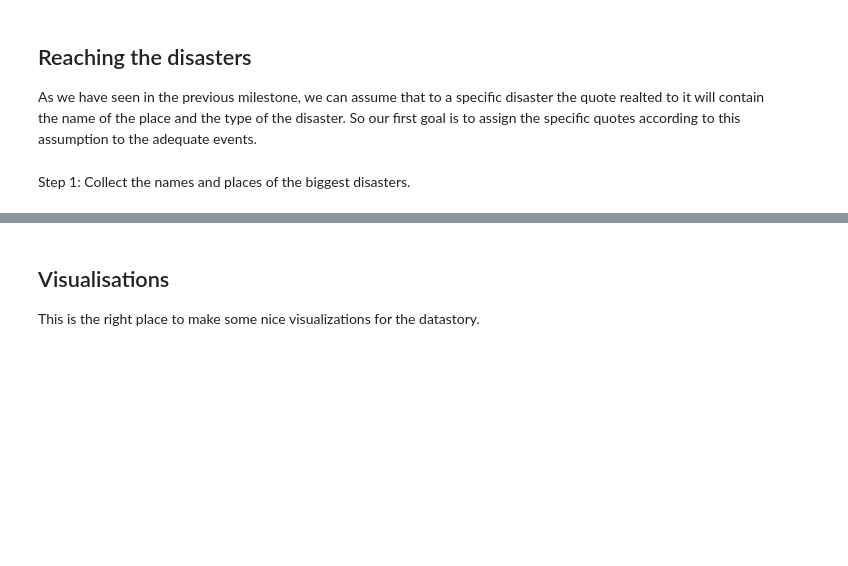
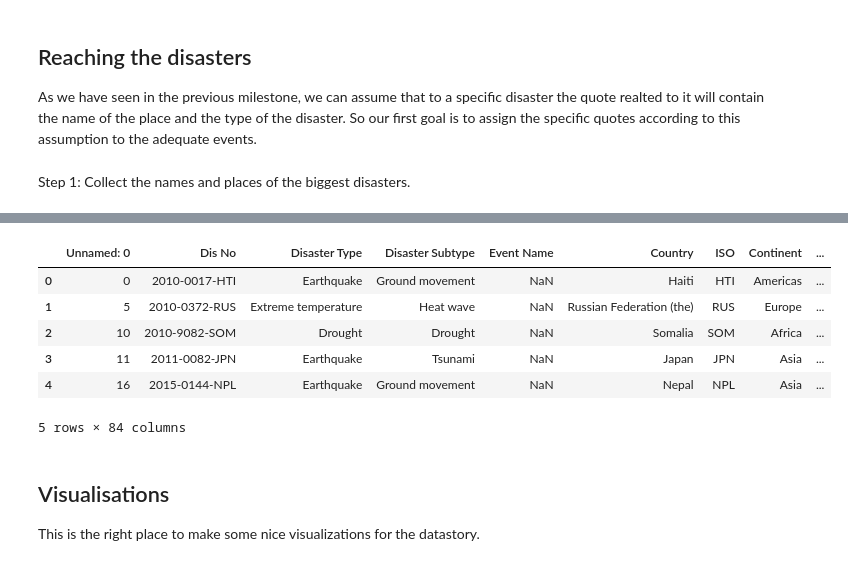
Before and after one commit to epfl-ada/ada-2021-project-hivemind, a Jupyter notebook: media_influencing_factors.ipynb, the cells around one changed output, grey strips where cells are left out. Saved outputs shown, nothing was run; the diff lists cells and outputs as text; code cells hidden in the pictures; blank space fills up the shorter version.

```diff
--- a/media_influencing_factors.ipynb
+++ b/media_influencing_factors.ipynb
@@ -61,3 +119,18 @@ We should find first the relevant columns in the disaster dataset which can be t
+# %%
+import pickle as pickle
+with open(  f'disasters'+'.pickle', 'wb' ) as handle:
+    pickle.dump(disasters, handle, protocol=pickle.HIGHEST_PROTOCOL)
+
+disasters = pd.read_pickle('disasters.pickle')
+disasters.head()
+# %% [output]
+|  | Unnamed: 0 | Dis No | Disaster Type | Disaster Subtype | Event Name | Country | ISO | Continent | ... |
+| 0 | 0 | 2010-0017-HTI | Earthquake | Ground movement | NaN | Haiti | HTI | Americas | ... |
+| 1 | 5 | 2010-0372-RUS | Extreme temperature | Heat wave | NaN | Russian Federation (the) | RUS | Europe | ... |
+| 2 | 10 | 2010-9082-SOM | Drought | Drought | NaN | Somalia | SOM | Africa | ... |
+| 3 | 11 | 2011-0082-JPN | Earthquake | Tsunami | NaN | Japan | JPN | Asia | ... |
+| 4 | 16 | 2015-0144-NPL | Earthquake | Ground movement | NaN | Nepal | NPL | Asia | ... |
+5 rows × 84 columns
 # %% [markdown]
 ## Visualisations
 
```
Also changed, not shown: parts of 12 cells of this notebook.
